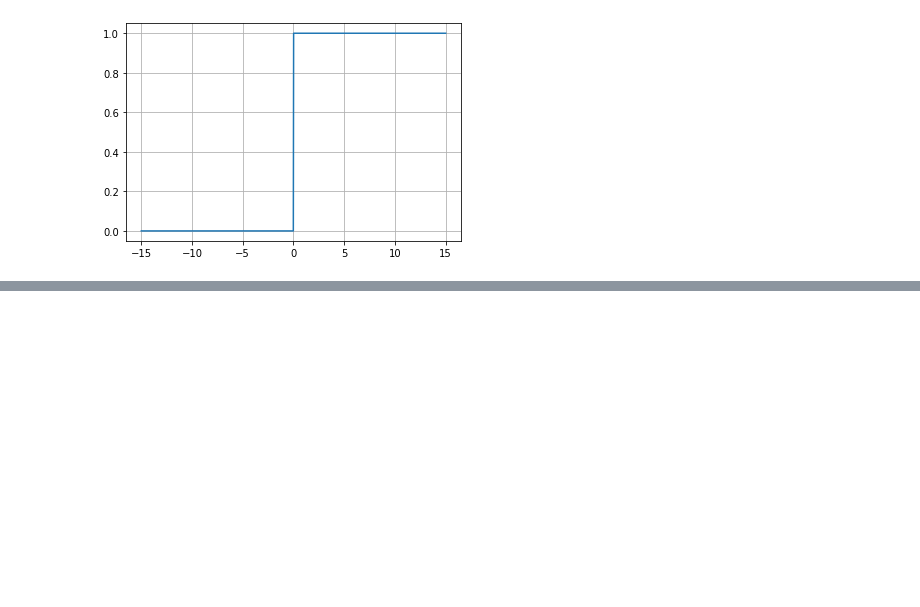
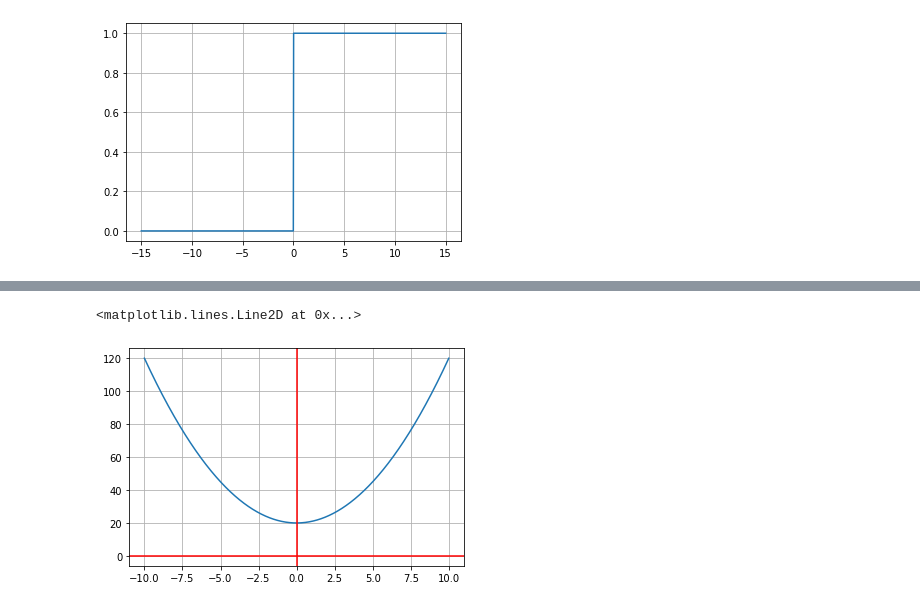
Before and after one commit to OmarPhysics/Courses_of_Platzi, a Jupyter notebook: Notebooks/01_Functions.ipynb, the cells around one changed output, grey strips where cells are left out. Cells and saved outputs as stored; diff of their text form; code cells hidden in the pictures; blank space fills up the shorter version.

```diff
--- a/Notebooks/01_Functions.ipynb
+++ b/Notebooks/01_Functions.ipynb
@@ -208,0 +274,22 @@ plt.grid()
+# %%
+# Función desplazada hacía arriba 20 unidades
+
+N = 1000
+
+def f(x):
+  return x**2;
+
+c = 20
+
+x = np.linspace(-10, 10, num = N)
+
+y = f(x) + c
+
+fig, ax = plt.subplots()
+ax.plot(x,y)
+ax.grid()
+ax.axhline(y = 0, color = 'r')
+ax.axvline(x = 0, color = 'r')
+# %% [output]
+<matplotlib.lines.Line2D at 0x...>
+[figure, added]
```
Also changed, not shown: parts of 17 cells of this notebook.
